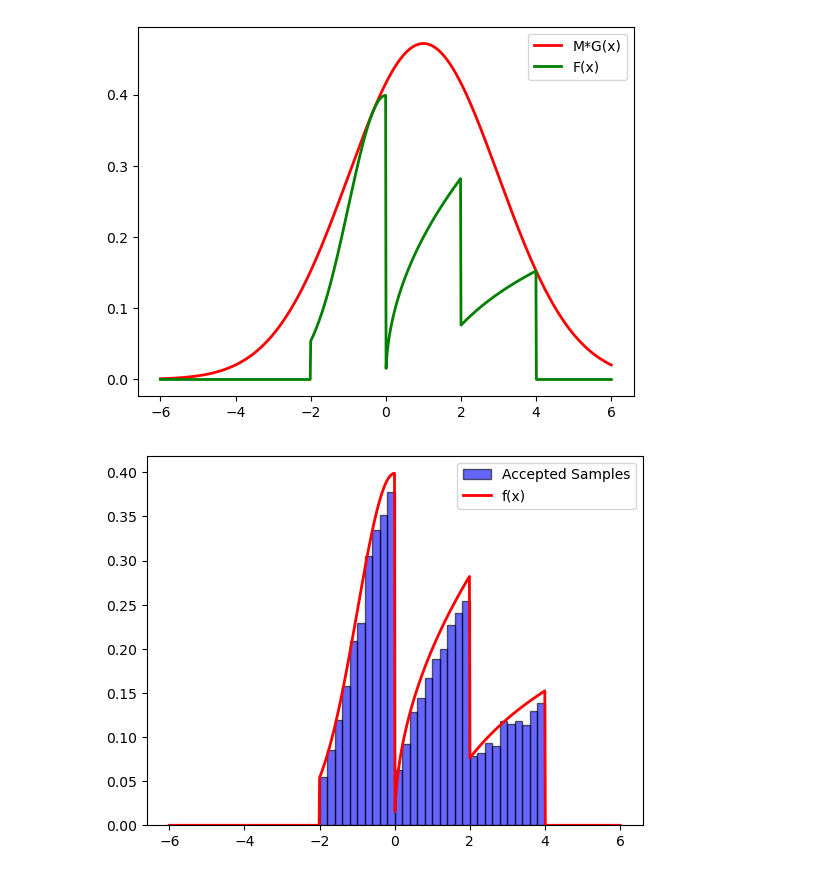
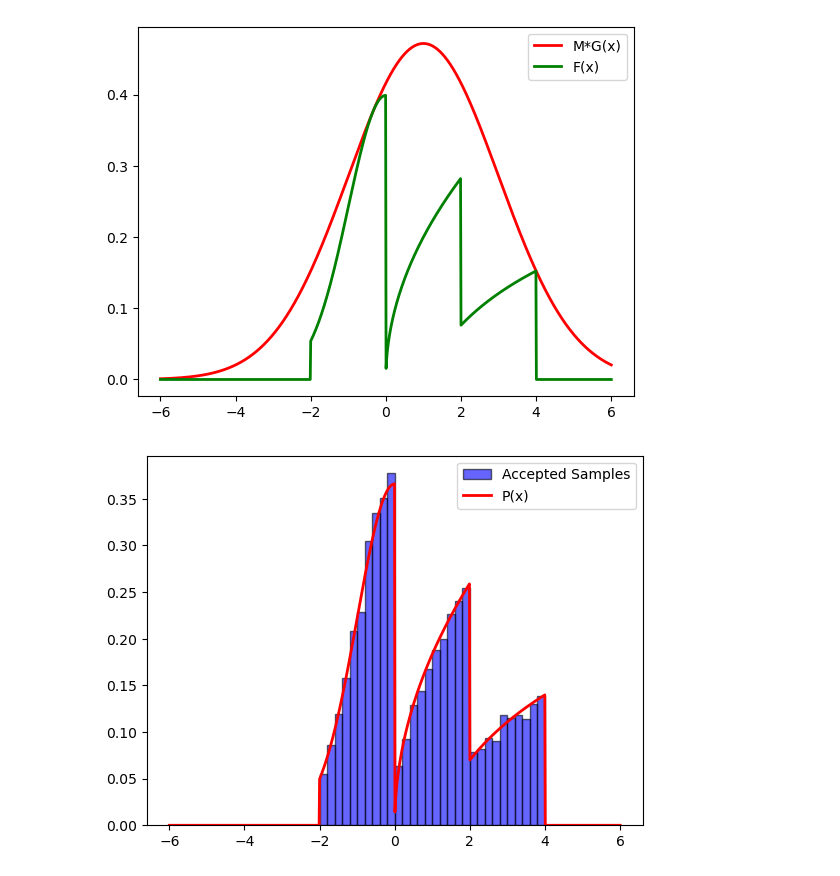
Before and after one commit to aayrapet/MC_simulations, a Jupyter notebook: reject_sampling.ipynb, the cells around one changed output. Drawn from its saved outputs; the diff is of its cells as text; code cells hidden in the pictures.

```diff
--- a/reject_sampling.ipynb
+++ b/reject_sampling.ipynb
@@ -631,8 +631,8 @@ while len(samples) < 10000:
 # %%
 #plot accepted samples with f(x_vals)
 plt.hist(np.array(samples), bins=30, density=True, alpha=0.6, color='b', edgecolor='black', label="Accepted Samples")
-plt.plot(support_x, f_pdf, 'r-', lw=2,label="f(x)")
+plt.plot(support_x, f_pdf/1.09, 'r-', lw=2,label="P(x)")
 plt.legend()
 plt.show()
 # %% [output]
-[figure, old version]
+[figure, new version]
```
